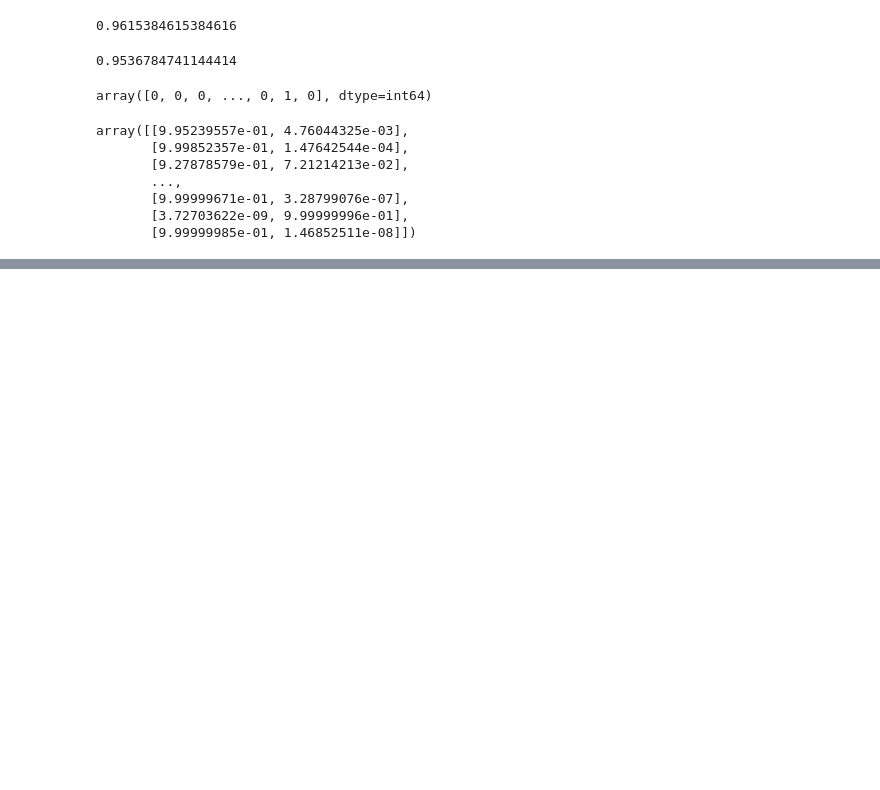
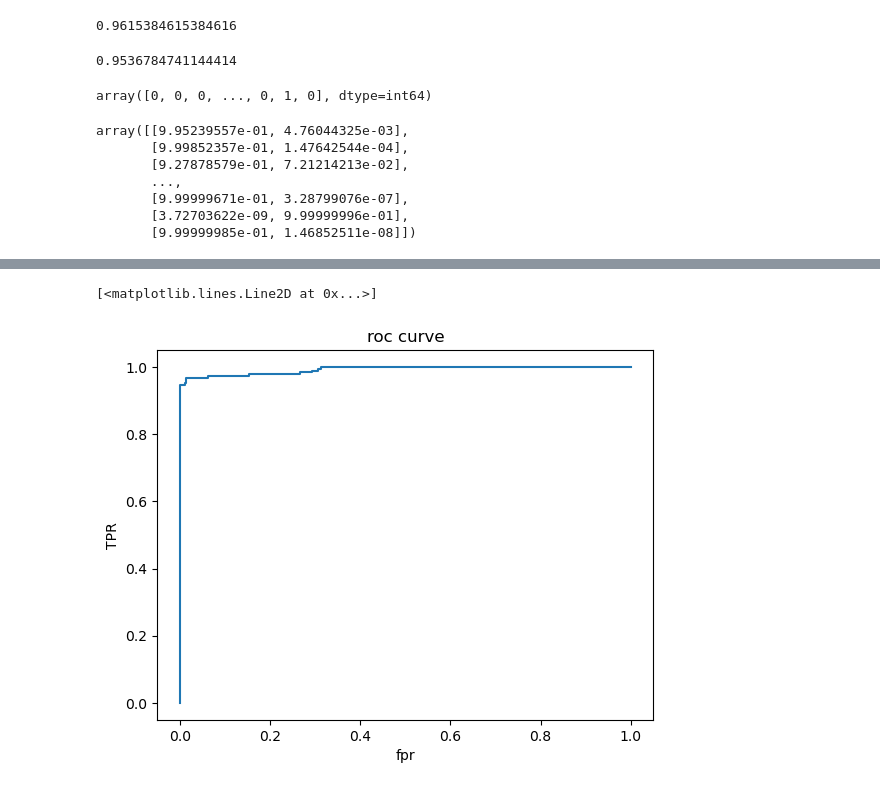
Before and after one commit to Milan1508/SMS-Spam-Ham-Classifier-Multinomial--and-Bernoulli-Naive-Baye, a Jupyter notebook: sbs.ipynb, the cells around one changed output, grey strips where cells are left out. Cells and saved outputs as stored; diff of their text form; code cells hidden in the pictures; blank space fills up the shorter version.

```diff
--- a/sbs.ipynb
+++ b/sbs.ipynb
@@ -203,0 +228,9 @@ fpr, tpr , thresholds = roc_curve(y_test,y_pred_proba[:,1])
+# %%
+%matplotlib inline
+plt.ylabel("TPR")
+plt.xlabel("fpr")
+plt.title("roc curve")
+plt.plot(fpr,tpr)
+# %% [output]
+[<matplotlib.lines.Line2D at 0x...>]
+[figure, added]
```
Also changed, not shown: parts of 3 cells of this notebook.
